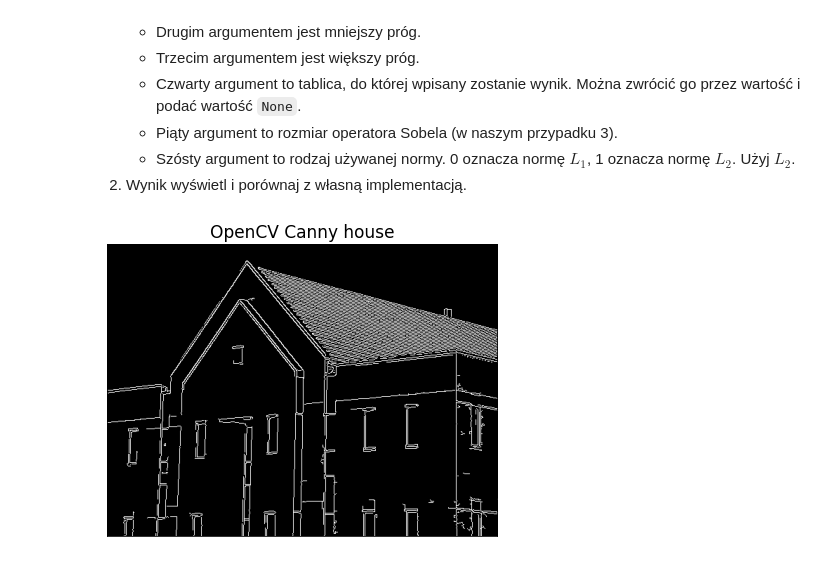
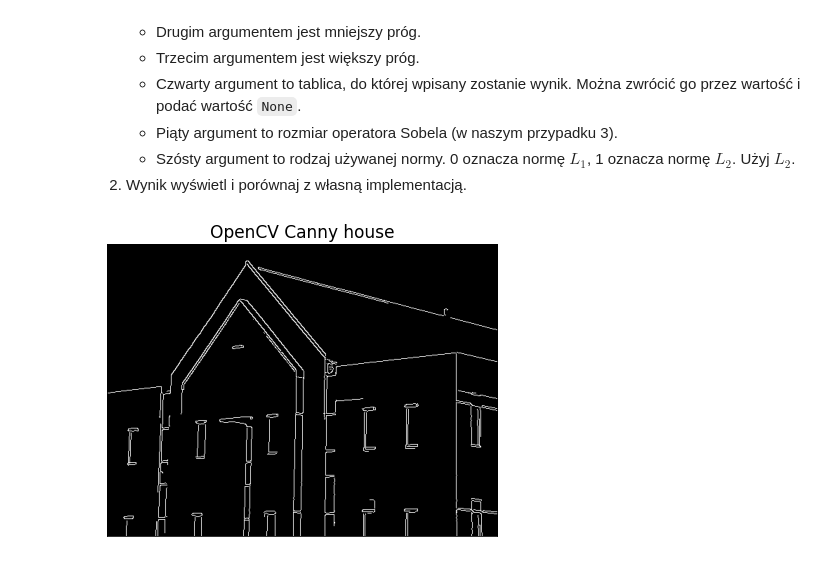
Before and after one commit to sy1wi4/WDCPO-2021, a Jupyter notebook: 09_Canny.ipynb, the cells around one changed output. Drawn from its saved outputs; the diff is of its cells as text; code cells hidden in the pictures.

```diff
--- a/09_Canny.ipynb
+++ b/09_Canny.ipynb
@@ -307,6 +307,6 @@ show_image(canny,'Canny house')
     0 oznacza normę $L_1$, 1 oznacza normę $L_2$. Użyj $L_2$.
 2. Wynik wyświetl i porównaj z własną implementacją.
 # %%
-show_image(cv2.Canny(house, 100, 200, None, 3, 1) ,'OpenCV Canny house')
+show_image(cv2.Canny(cv2.GaussianBlur(house, (3,3), 1), 100, 200, None, 3, 1) ,'OpenCV Canny house')
 # %% [output]
-[figure, old version]
+[figure, new version]
```
